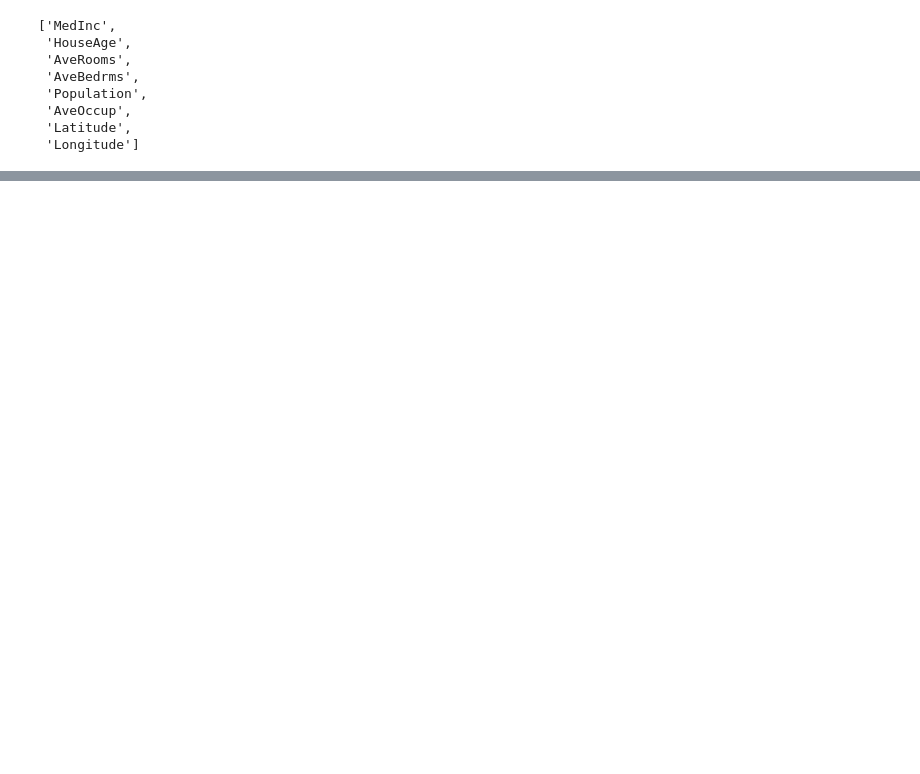
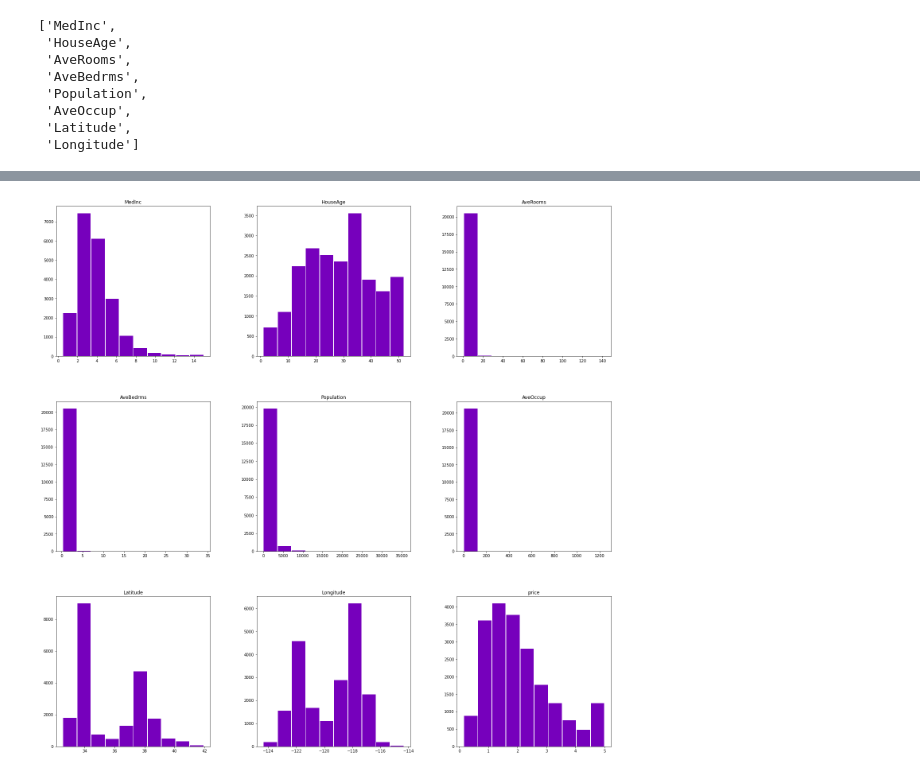
Before and after one commit to Maagnitude/california-housing-xai, a Jupyter notebook: california-housing-xai.ipynb, the cells around one changed output, grey strips where cells are left out. Cells and saved outputs as stored; diff of their text form; code cells hidden in the pictures; blank space fills up the shorter version.

```diff
--- a/california-housing-xai.ipynb
+++ b/california-housing-xai.ipynb
@@ -82,0 +143,6 @@ plt.show()
+# %%
+ds_all = np.column_stack((ds_X, ds_Y))
+# %%
+feature_names.append('price')
+# %%
+df = pd.DataFrame(ds_all, columns=feature_names)
@@ -82,0 +185,4 @@ plt.show()
+# %%
+df_histplot = df.hist(grid=False, figsize=(25, 25), color='#7600BC', zorder=2, rwidth=0.95)
+# %% [output]
+[figure, added]
```
Also changed, not shown: parts of 19 cells of this notebook.
